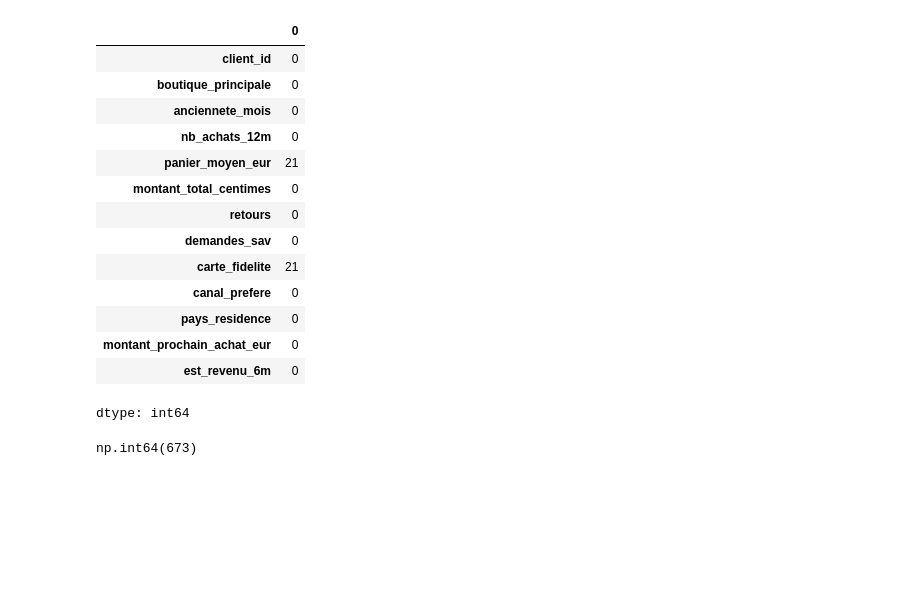
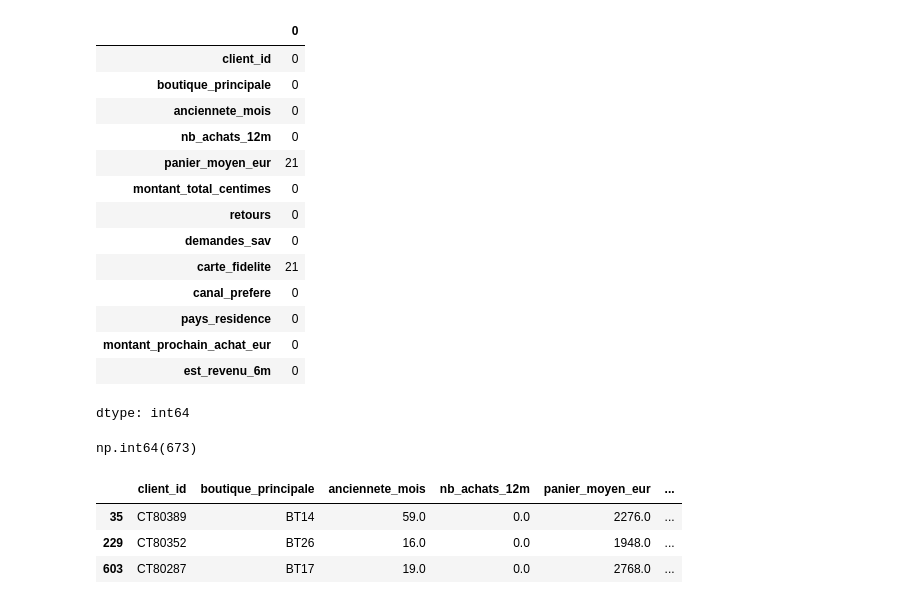
Before and after one commit to maureljean55/atelier-saint-honore, a Jupyter notebook: notebooks/01_nettoyage.ipynb, the cells around one changed output. Drawn from its saved outputs; the diff is of its cells as text; code cells hidden in the pictures; blank space fills up the shorter version.

Commit message:
Repérage des 3 clients à 0 achat

```diff
--- a/notebooks/01_nettoyage.ipynb
+++ b/notebooks/01_nettoyage.ipynb
@@ -86,3 +86,10 @@ panier_calcule = clients["montant_total_centimes"] / 100 / clients["nb_achats_12
 (panier_calcule == clients["panier_moyen_eur"]).sum()
 # %% [output]
 np.int64(673)
+# %%
+clients[clients['nb_achats_12m'] == 0]
+# %% [output]
+|  | client_id | boutique_principale | anciennete_mois | nb_achats_12m | panier_moyen_eur | ... |
+| 35 | CT80389 | BT14 | 59.0 | 0.0 | 2276.0 | ... |
+| 229 | CT80352 | BT26 | 16.0 | 0.0 | 1948.0 | ... |
+| 603 | CT80287 | BT17 | 19.0 | 0.0 | 2768.0 | ... |
```
